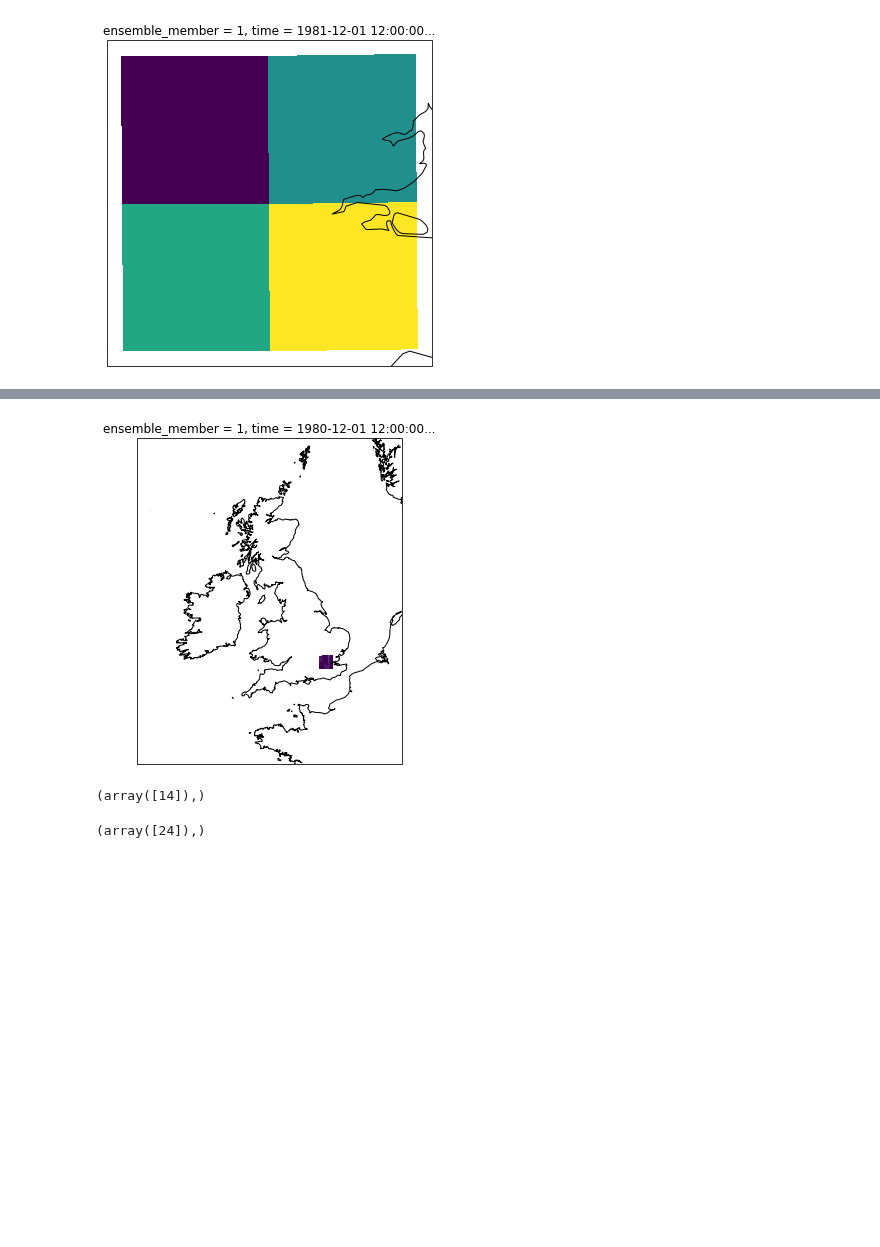
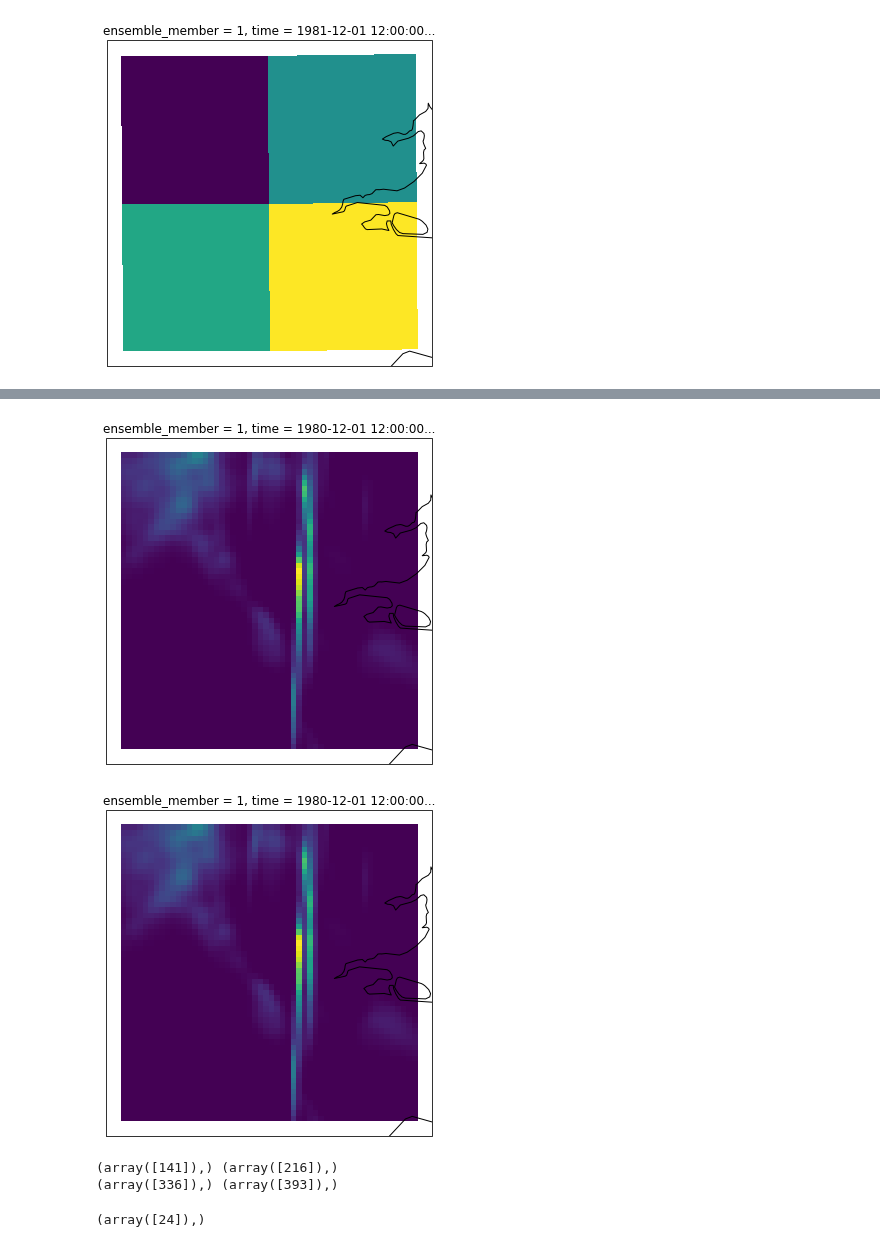
Before and after one commit to henryaddison/ml-downscaling-emulation, a Jupyter notebook: notebooks/learning/test-set-exploration.ipynb, the cells around one changed output, grey strips where cells are left out. Cells and saved outputs as stored; diff of their text form; code cells hidden in the pictures; blank space fills up the shorter version.

Commit message:
switch subregion selection to use actual values rather than index values
it's a bit safer (or is it more dangerous, I guess the index version will make it clear the size of the image

```diff
--- a/notebooks/learning/test-set-exploration.ipynb
+++ b/notebooks/learning/test-set-exploration.ipynb
@@ -106,8 +106,15 @@ london_guess_gcmdata = gcmdata.sel(projection_x_coordinate=[510000, 570000], pro
 # %%
 print(np.where(gcmdata.projection_x_coordinate.values == 510000.), np.where(gcmdata.projection_x_coordinate.values == 570000.))
 print(np.where(gcmdata.projection_y_coordinate.values == 150000.), np.where(gcmdata.projection_y_coordinate.values == 210000.))
-london_gcmdata = gcmdata.isel({"projection_x_coordinate": [12,13], "projection_y_coordinate": [4,5]})
-london_gcmdata
+london_index_based_gcmdata = gcmdata.isel({"projection_x_coordinate": [12,13], "projection_y_coordinate": [4,5]})
+
+london_gcm_crit = {"projection_x_coordinate": slice(london_index_based_gcmdata.projection_x_coordinate.min().values, london_index_based_gcmdata.projection_x_coordinate.max().values), "projection_y_coordinate": slice(london_index_based_gcmdata.projection_y_coordinate.min().values, london_index_based_gcmdata.projection_y_coordinate.max().values)}
+
+print(london_gcm_crit)
+
+london_gcmdata = gcmdata.sel(london_gcm_crit)
+
+london_index_based_gcmdata
 # %% [output]
 (array([12]),) (array([13]),)
 (array([4]),) (array([5]),)
@@ -140,3 +168,23 @@ plot_latlong_chunk(london_gcmdata)
 [figure]
 [figure]
 [figure]
+# %%
+london_rp_centre_guess = cp_model_rotated_pole.transform_point(london_gcmdata.longitude.mean().values, london_gcmdata.latitude.mean().values, src_crs=platecarree)
+# the data actually uses grid longitudes over 360 (I guess to avoid wrap around from 359 to 0)
+london_centre_guess = cpmdata.sel(grid_longitude=360+london_rp_centre_guess[0], grid_latitude=london_rp_centre_guess[1], method="nearest")
+
+london_centre_guess_index = np.where(cpmdata.grid_latitude.values==london_centre_guess.grid_latitude.values), np.where(cpmdata.grid_longitude.values==london_centre_guess.grid_longitude.values)
+
+# london_centre_guess_index[0]
+
+london_cpm_index_crit = {"grid_latitude": range(london_centre_guess_index[0][0][0]-27, london_centre_guess_index[0][0][0]+27), "grid_longitude":range(london_centre_guess_index[1][0][0]-27, london_centre_guess_index[1][0][0]+27)}
+print(london_cpm_index_crit)
+
+london_index_based_cpmdata = cpmdata.isel(london_cpm_index_crit)
+
+london_cpm_crit = {"grid_latitude": slice(london_index_based_cpmdata.grid_latitude.min().values, london_index_based_cpmdata.grid_latitude.max().values), "grid_longitude": slice(london_index_based_cpmdata.grid_longitude.min().values, london_index_based_cpmdata.grid_longitude.max().values)}
+print(london_cpm_crit)
+
+london_cpmdata = cpmdata.sel(london_cpm_crit)
+
+london_cpmdata
@@ -143,14 +211,16 @@ plot_latlong_chunk(london_gcmdata)
 # %%
-london_cpmdata = cpmdata \
-    .where((cpmdata.longitude <= london_gcmdata.longitude.max().values) & (cpmdata.longitude >= london_gcmdata.longitude.min().values)) \
-    .where((cpmdata.latitude <= london_gcmdata.latitude.max().values) & (cpmdata.latitude >= london_gcmdata.latitude.min().values))
-plot_latlong_chunk(london_cpmdata)
+plot_rp_chunk(london_index_based_cpmdata)
+plot_rp_chunk(london_cpmdata)
 # %% [output]
-[figure, old version]
+[figure, new version]
+[figure, added]
 # %%
-np.where(cpmdata.grid_latitude.values==london_cpmdata.grid_latitude.values[14])
+print(np.where(cpmdata.grid_latitude.values==london_guess_cpmdata.grid_latitude.min().values), np.where(cpmdata.grid_latitude.values==london_guess_cpmdata.grid_latitude.max().values))
+
+print(np.where(cpmdata.grid_longitude.values==london_guess_cpmdata.grid_longitude.min().values), np.where(cpmdata.grid_longitude.values==london_guess_cpmdata.grid_longitude.max().values))
 # %% [output]
-(array([14]),)
+(array([141]),) (array([216]),)
+(array([336]),) (array([393]),)
 # %%
 np.where(cpmdata.grid_longitude.values==london_cpmdata.grid_longitude.values[24])
 # %% [output]
```
Also changed, not shown: parts of 4 cells of this notebook, 1 other file.
